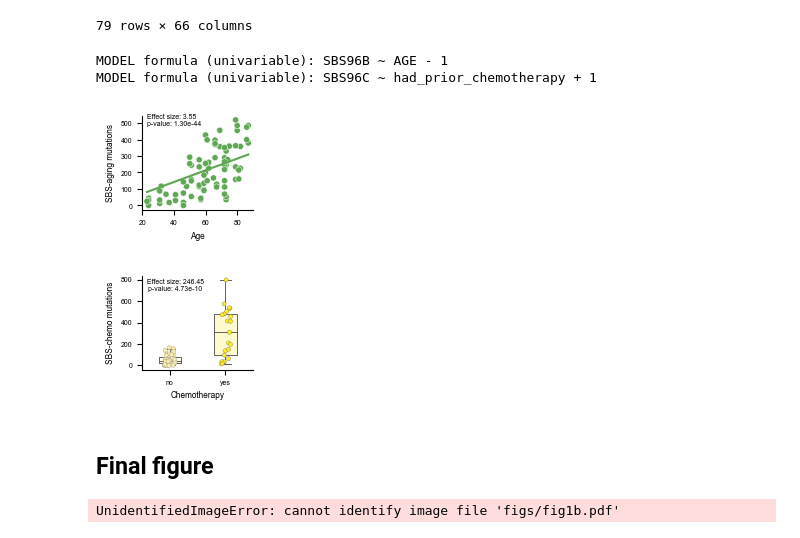
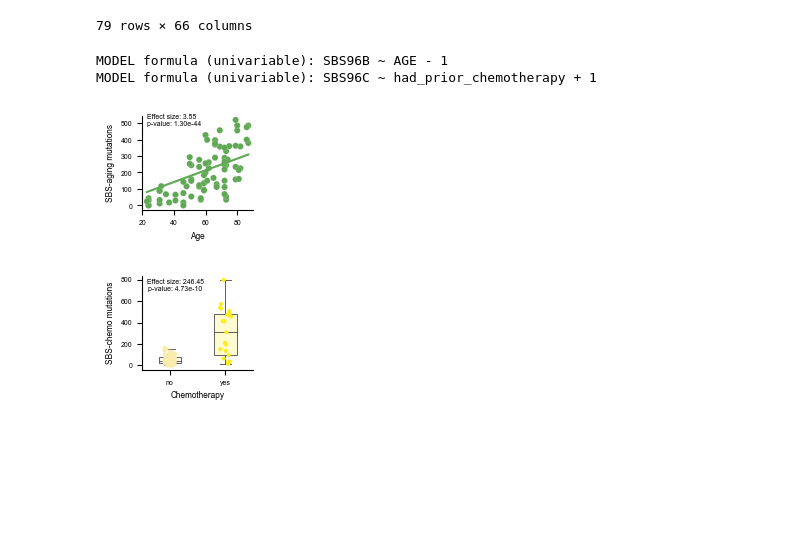
Before and after one commit to bbglab/normal_bladder_paper, a Jupyter notebook: main/Fig1/Fig1.ipynb, the cells around one changed output. Saved outputs shown, nothing was run; the diff lists cells and outputs as text; code cells hidden in the pictures; blank space fills up the shorter version.

Commit message:
fig1 remove image assembly

```diff
--- a/main/Fig1/Fig1.ipynb
+++ b/main/Fig1/Fig1.ipynb
@@ -299,89 +299,37 @@ for signature in signatures2plot:
                                 plot_config = plot_config,
                                 plot_config2 = plot_config2,
                                 plots_general_config = plots_general_config,
                                 text2add = stats,
                                 save_file = os.path.join(figures_dir, f"fig1e.{clinvar}.pdf"),
                                 add_legend = False)
 
     elif clinvar == "had_prior_chemotherapy":
         clinvar = "CHEMOTHERAPY_HISTORY_SIMPLE"
         plot_config = {
-                "ylabel": f"{signatures_dict[signature]} mutations",
-                "xlabel": clinvar_id2name[clinvar],
-                "figsize": (1.438, 1.222)}
+                    "ylabel": f"{signatures_dict[signature]} mutations",
+                    "xlabel": clinvar_id2name[clinvar],
+                    "figsize": (1.438, 1.222)}
         fig, ax = plt.subplots(1, 1, figsize = plot_config2["figsize"])
         sns.boxplot(signatures_activ_df, x=clinvar, palette=clinvar2color[clinvar],
-                y=signature, showfliers=False, ax=ax, width=0.4, linewidth=0.65,
-                order=clinvar2color[clinvar].keys())
+                    y=signature, showfliers=False, ax=ax, width=0.4, linewidth=0.65,
+                    order=clinvar2color[clinvar].keys())
         for patch, color in zip(ax.patches, clinvar2color[clinvar].values()):
             patch.set_facecolor(mcolors.to_rgba(color, alpha=0.2))
 
         sns.stripplot(signatures_activ_df, x=clinvar, palette=clinvar2color[clinvar],
-                                y=signature, ax=ax, order=clinvar2color[clinvar].keys(), size=3,
-                                linewidth=0)
+                      y=signature, ax=ax, order=clinvar2color[clinvar].keys(), size=3)
         ax.set_ylabel(plot_config["ylabel"], fontsize = plots_general_config["xylabel_fontsize"])
         ax.set_xlabel(plot_config["xlabel"], fontsize = plots_general_config["xylabel_fontsize"])
         ax.tick_params(axis = 'both', labelsize = plots_general_config["xyticks_fontsize"])
         ax.text(0.1, 750, stats, color = 'black',
                 ha = 'center', va = 'center', fontsize = plots_general_config["legend_fontsize"])
         ax.spines['top'].set_visible(False)
         ax.spines['right'].set_visible(False)
         plt.savefig(os.path.join(figures_dir, f"fig1e.{clinvar}.pdf"), dpi = 300,
                 bbox_inches = 'tight')
         plt.show()
 # %% [output]
 MODEL formula (univariable): SBS96B ~ AGE - 1
 MODEL formula (univariable): SBS96C ~ had_prior_chemotherapy + 1
 [figure]
-[figure, old version]
+[figure, new version]
-# %% [markdown]
-## Final figure
-# %%
-# load images
-fig1a = Image.open(os.path.join(figures_dir, "fig1a.jpg"))
-fig1b = Image.open(os.path.join(figures_dir, "fig1b.pdf"))
-fig1c = Image.open(os.path.join(figures_dir, "fig1c.option2.pdf"))
-fig1d = Image.open(os.path.join(figures_dir, "fig1d.pdf"))
-fig1e_age = Image.open(os.path.join(figures_dir, "fig1e.AGE.pdf"))
-fig1e_chemo = Image.open(os.path.join(figures_dir, "fig1e.CHEMOTHERAPY_HISTORY_SIMPLE.pdf"))
-
-# height
-fig_height = fig1b.height + fig1c.height + fig1e_age.height + fig1e_chemo.height + 100
-
-# width
-fig_width = fig1c.width
-
-# create canvas
-canvas = Image.new('RGB', (fig_width, fig_height), 'white')
-sep_rows = 50
-
-# paste images
-## row 1
-height = 200
-width = 350
-canvas.paste(fig1a, (width, height))
-
-height = 0
-width = 2500
-canvas.paste(fig1b, (width, height))
-
-## row 2
-height += fig1b.height + sep_rows
-width = 0
-canvas.paste(fig1c, (width, height))
-
-## row 3
-height += fig1c.height + sep_rows
-width = 300
-canvas.paste(fig1d, (width, height))
-width += fig1d.width + 400
-canvas.paste(fig1e_age, (width, height))
-height += fig1e_age.height
-canvas.paste(fig1e_chemo, (width, height))
-
-plt.imshow(canvas)
-plt.axis('off')
-canvas.save(os.path.join(figures_dir, "fig1.pdf"))
-plt.show()
-# %% [output]
-UnidentifiedImageError: cannot identify image file 'figs/fig1b.pdf'
```
